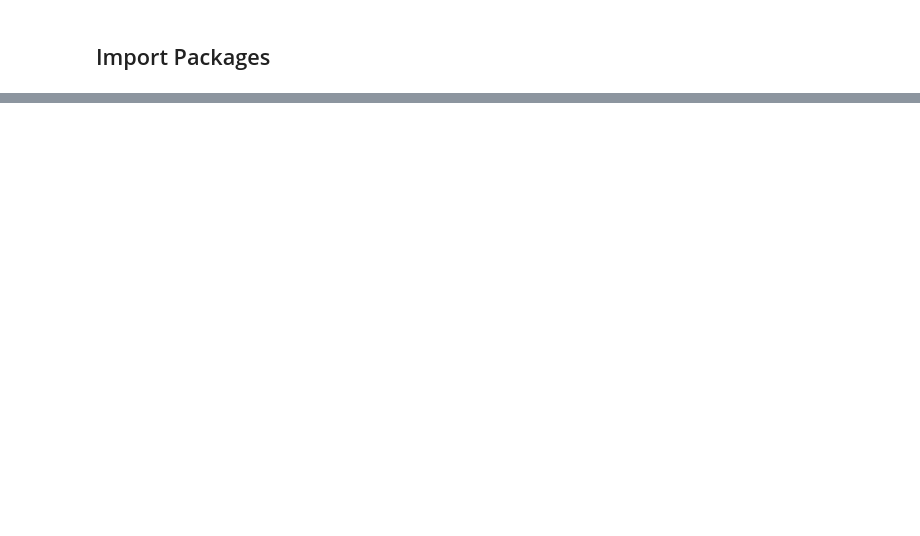
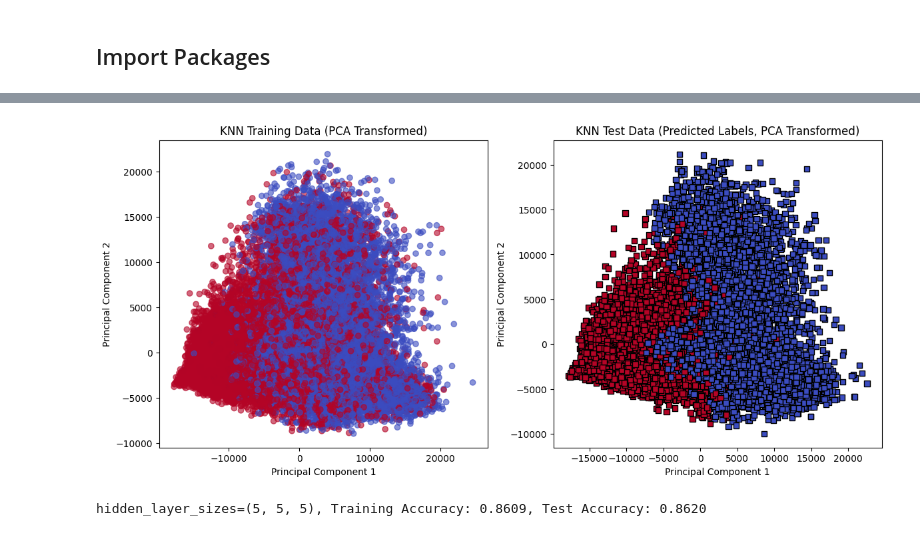
Before and after one commit to jl-sit-cs/CSC3105-DataAnalytics, a Jupyter notebook: Project/code/DataVisualization.ipynb, the cells around one changed output, grey strips where cells are left out. Saved outputs shown, nothing was run; the diff lists cells and outputs as text; code cells hidden in the pictures; blank space fills up the shorter version.

```diff
--- a/Project/code/DataVisualization.ipynb
+++ b/Project/code/DataVisualization.ipynb
@@ -28,0 +89,46 @@ import numpy as np
+# %%
+
+
+pca = PCA(n_components=2)
+X_train_pca = pca.fit_transform(X_train)
+X_test_pca = pca.transform(X_test)
+
+X_train_pca = pd.DataFrame(X_train_pca, columns=['PC1', 'PC2'])
+X_test_pca = pd.DataFrame(X_test_pca, columns=['PC1', 'PC2'])
+
+k_best = 20
+clf_pca = KNeighborsClassifier(n_neighbors=k_best)
+clf_pca.fit(X_train_pca, y_train)
+y_pred_pca = clf_pca.predict(X_test_pca)
+
+fig, axes = plt.subplots(1, 2, figsize=(14, 6))
+
+axes[0].scatter(X_train_pca['PC1'], X_train_pca['PC2'], c=y_train, cmap='coolwarm', alpha=0.6)
+axes[0].set_title("KNN Training Data (PCA Transformed)")
+axes[0].set_xlabel("Principal Component 1")
+axes[0].set_ylabel("Principal Component 2")
+
+scatter = axes[1].scatter(X_test_pca['PC1'], X_test_pca['PC2'], c=y_pred_pca, cmap='coolwarm', edgecolor='black', marker='s')
+axes[1].set_title("KNN Test Data (Predicted Labels, PCA Transformed)")
+axes[1].set_xlabel("Principal Component 1")
+axes[1].set_ylabel("Principal Component 2")
+
+plt.show()
+# %% [output]
+[figure, added]
+# %%
+hidden_layer_sizes = [(5, 5, 5)]
+trainAcc = []
+testAcc = []
+
+clf6 = MLPClassifier(solver='adam', hidden_layer_sizes=(5, 5, 5), learning_rate='adaptive', random_state=1, max_iter=1000)
+clf6.fit(X_train, y_train)
+Y_predTrain = clf6.predict(X_train)
+Y_predTest = clf6.predict(X_test)
+
+trainAcc.append(accuracy_score(y_train, Y_predTrain))
+testAcc.append(accuracy_score(y_test, Y_predTest))
+
+print(f'hidden_layer_sizes={(5, 5, 5)}, Training Accuracy: {accuracy_score(y_train, Y_predTrain):.4f}, Test Accuracy: {accuracy_score(y_test, Y_predTest):.4f}')
+# %% [output]
+hidden_layer_sizes=(5, 5, 5), Training Accuracy: 0.8609, Test Accuracy: 0.8620
```
Also changed, not shown: parts of 11 cells of this notebook, 1 other file.
